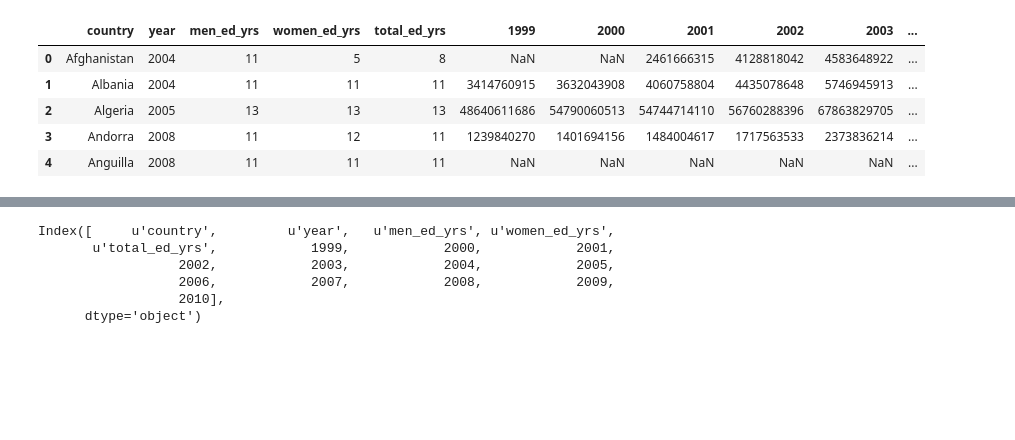
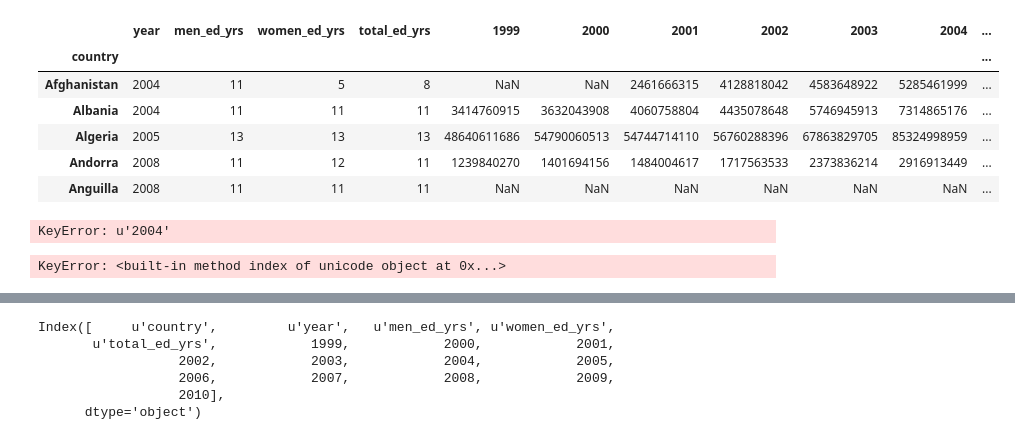
Before and after one commit to AschHarwood/Thinkful4, a Jupyter notebook: finding correct yearly numbers.ipynb, the cells around one changed output, grey strips where cells are left out. Drawn from its saved outputs; the diff is of its cells as text; code cells hidden in the pictures; blank space fills up the shorter version.

```diff
--- a/finding correct yearly numbers.ipynb
+++ b/finding correct yearly numbers.ipynb
@@ -15,13 +15,17 @@ with con:
     data = cur.fetchall()
 df_combined = pd.DataFrame(data)
 # %%
-df_combined_column_named = df_combined.rename(columns={0: 'country', 1: 'year', 2: 'men_ed_yrs', 3: 'women_ed_yrs', 4: 'total_ed_yrs', 5: 1999, 6: 2000, 7: 2001, 8: 2002, 9:2003, 10: 2004, 11: 2005, 12: 2006, 13: 2007, 14: 2008, 15: 2009, 16: 2010})
+df_combined_column_named = df_combined.rename(columns={0: 'country', 1: 'year', 2: 'men_ed_yrs', 3: 'women_ed_yrs', 4: 'total_ed_yrs', 5: '1999', 6: '2000', 7: '2001', 8: '2002', 9: '2003', 10: '2004', 11: '2005', 12: '2006', 13: '2007', 14: '2008', 15: '2009', 16: '2010'})
+# %%
+df_combined_column_named = df_combined_column_named.set_index('country')
 # %%
+df_combined_column_named['gdp_in_ed_yr'] = np.NAN
 df_combined_column_named.head()
 # %% [output]
-|  | country | year | men_ed_yrs | women_ed_yrs | total_ed_yrs | 1999 | 2000 | 2001 | 2002 | 2003 | ... |
-| 0 | Afghanistan | 2004 | 11 | 5 | 8 | NaN | NaN | 2461666315 | 4128818042 | 4583648922 | ... |
-| 1 | Albania | 2004 | 11 | 11 | 11 | 3414760915 | 3632043908 | 4060758804 | 4435078648 | 5746945913 | ... |
-| 2 | Algeria | 2005 | 13 | 13 | 13 | 48640611686 | 54790060513 | 54744714110 | 56760288396 | 67863829705 | ... |
-| 3 | Andorra | 2008 | 11 | 12 | 11 | 1239840270 | 1401694156 | 1484004617 | 1717563533 | 2373836214 | ... |
-| 4 | Anguilla | 2008 | 11 | 11 | 11 | NaN | NaN | NaN | NaN | NaN | ... |
+|  | year | men_ed_yrs | women_ed_yrs | total_ed_yrs | 1999 | 2000 | 2001 | 2002 | 2003 | 2004 | ... |
+| country |  |  |  |  |  |  |  |  |  |  | ... |
+| Afghanistan | 2004 | 11 | 5 | 8 | NaN | NaN | 2461666315 | 4128818042 | 4583648922 | 5285461999 | ... |
+| Albania | 2004 | 11 | 11 | 11 | 3414760915 | 3632043908 | 4060758804 | 4435078648 | 5746945913 | 7314865176 | ... |
+| Algeria | 2005 | 13 | 13 | 13 | 48640611686 | 54790060513 | 54744714110 | 56760288396 | 67863829705 | 85324998959 | ... |
+| Andorra | 2008 | 11 | 12 | 11 | 1239840270 | 1401694156 | 1484004617 | 1717563533 | 2373836214 | 2916913449 | ... |
+| Anguilla | 2008 | 11 | 11 | 11 | NaN | NaN | NaN | NaN | NaN | NaN | ... |
@@ -27,0 +40,20 @@ df_combined_column_named.head()
+# %%
+gdp_ed_list = []
+for value in df_combined_column_named['year']: #loops through each year in year column
+    if value in df_combined_column_named.columns: #compares year to column names
+        idx = df_combined_column_named[df_combined_column_named['year'][value]].index.tolist() #supposed to get the index associated with value
+        gdp_ed = df_combined_column_named.get_value(idx, value) #get the value of the cell found at idx, value
+        gdp_ed_list.append(gdp_ed) #append to a list
+        print
+# %% [output]
+KeyError: u'2004'
+# %%
+import collections
+gdp_in_ed_yr = collections.defaultdict(float)
+for value in df_combined_column_named['year']:
+    if value in df_combined_column_named.columns:
+        gdp_ed = df_combined_column_named.get_value(value.index, value)
+        gdp_in_ed_yr[value.index].append(gdp_ed)
+print gdp_in_ed_yr
+# %% [output]
+KeyError: <built-in method index of unicode object at 0x...>
```
Also changed, not shown: parts of 5 cells of this notebook, 1 other file.
